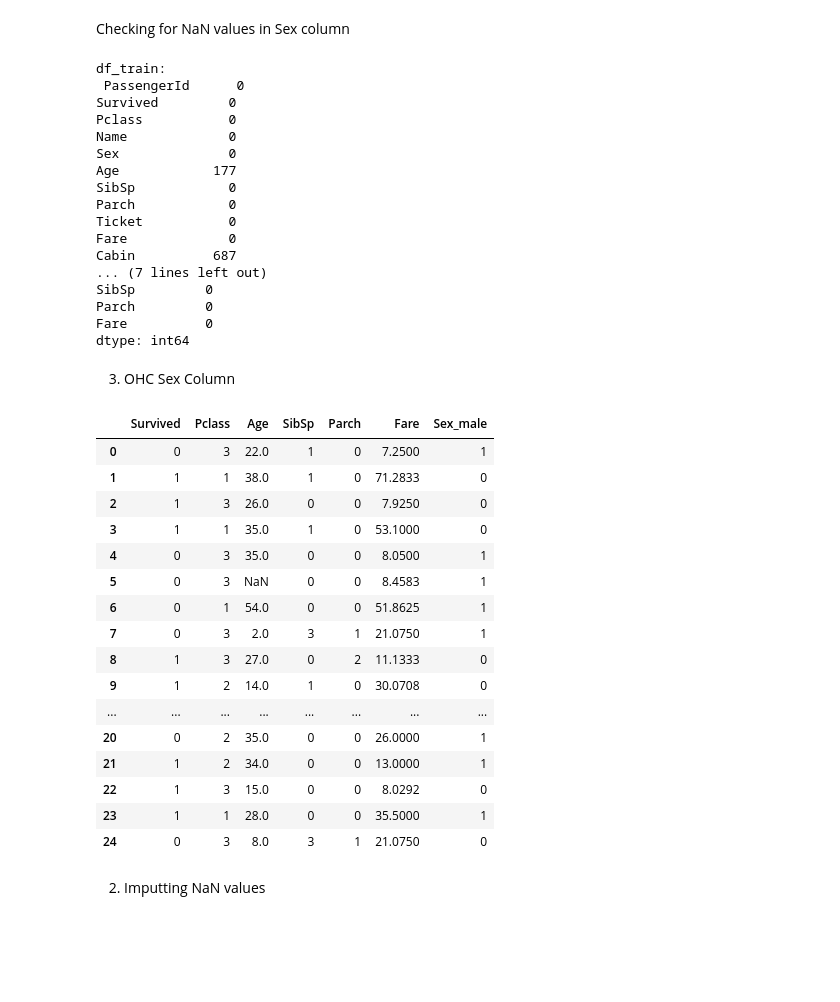
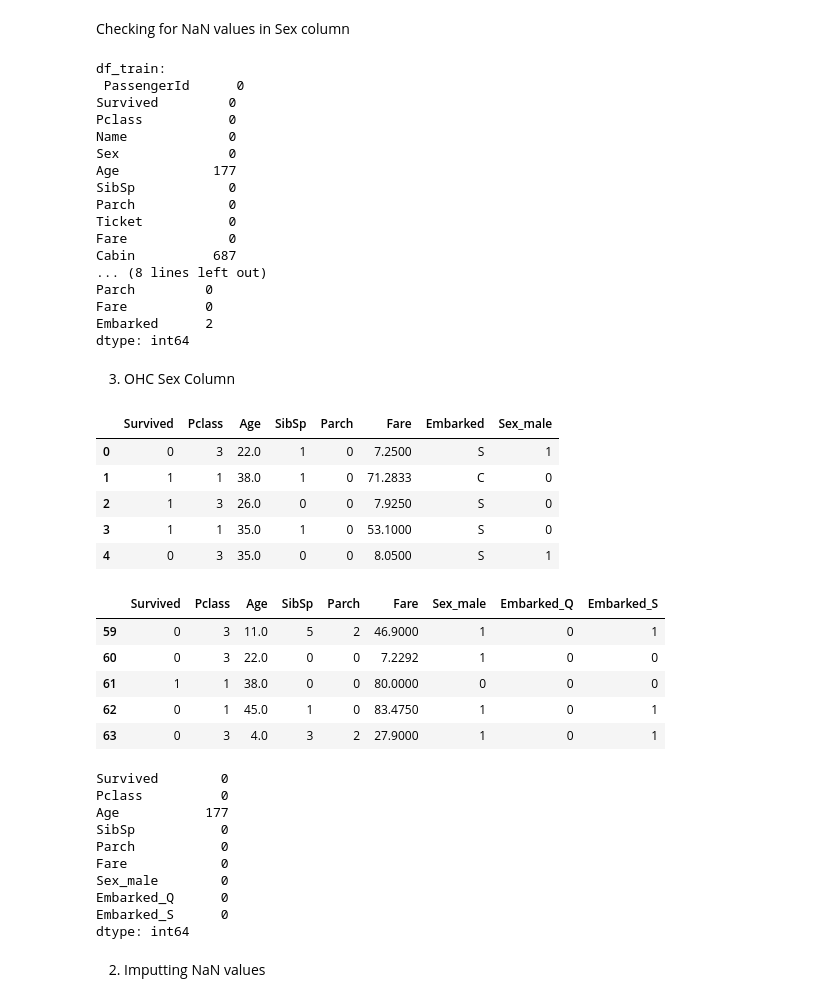
Before and after one commit to ggomp2885/Kaggle_Competitions, a Jupyter notebook: titanic-competition-greg-gompers.ipynb, the cells around one changed output. Saved outputs shown, nothing was run; the diff lists cells and outputs as text; code cells hidden in the pictures; blank space fills up the shorter version.

Commit message:
Add - dummy encode of Embarked column

```diff
--- a/titanic-competition-greg-gompers.ipynb
+++ b/titanic-competition-greg-gompers.ipynb
@@ -73,10 +59,10 @@ Okay heres the order for the MVP training set:
 1. Drop non-MVP columns from both train and test sets
 # %%
 train_copy = df_train.copy()
-train_mvp = train_copy.drop(['PassengerId','Name','Ticket','Cabin',"Embarked"], axis=1)
+train_mvp = train_copy.drop(['PassengerId','Name','Ticket','Cabin'], axis=1)
 display(train_mvp.head(5))
 
 test_copy = df_test.copy()
-test_mvp = test_copy.drop(['PassengerId','Name','Ticket','Cabin',"Embarked"], axis=1)
+test_mvp = test_copy.drop(['PassengerId','Name','Ticket','Cabin'], axis=1)
 display(test_mvp.head(5))
 # %% [output]
@@ -99,7 +85,7 @@ print("df_train:\n", df_train.isnull().sum())
 print()
 print(train_mvp.isnull().sum())
 
-# df.isnull().sum()
+# print(train_mvp['Embarked'].isnull())
 # %% [output]
 df_train:
  PassengerId      0
@@ -113,39 +99,53 @@ Parch            0
 Ticket           0
 Fare             0
 Cabin          687
-... (7 lines left out)
-SibSp         0
+... (8 lines left out)
 Parch         0
 Fare          0
+Embarked      2
 dtype: int64
 # %% [markdown]
 3. OHC Sex Column
 # %%
 train_mvp_c = train_mvp.copy()
 train_mvp_c = pd.get_dummies(train_mvp_c,prefix=['Sex'], columns = ['Sex'], drop_first=True)
-display(train_mvp_c.head(25))
+display(train_mvp_c.head(5))
+
+
+
+train_mvp_c = pd.get_dummies(train_mvp_c,prefix=['Embarked'], columns = ['Embarked'], drop_first=True)
+display(train_mvp_c.iloc[59:64])
+
+print(train_mvp_c.isnull().sum())
+
+
 
 test_mvp_c = test_mvp.copy()
 test_mvp_c = pd.get_dummies(test_mvp_c,prefix=['Sex'], columns = ['Sex'], drop_first=True)
 # display(test_mvp_c.head(25))
 # %% [output]
-|  | Survived | Pclass | Age | SibSp | Parch | Fare | Sex_male |
-| 0 | 0 | 3 | 22.0 | 1 | 0 | 7.2500 | 1 |
-| 1 | 1 | 1 | 38.0 | 1 | 0 | 71.2833 | 0 |
-| 2 | 1 | 3 | 26.0 | 0 | 0 | 7.9250 | 0 |
-| 3 | 1 | 1 | 35.0 | 1 | 0 | 53.1000 | 0 |
-| 4 | 0 | 3 | 35.0 | 0 | 0 | 8.0500 | 1 |
-| 5 | 0 | 3 | NaN | 0 | 0 | 8.4583 | 1 |
-| 6 | 0 | 1 | 54.0 | 0 | 0 | 51.8625 | 1 |
-| 7 | 0 | 3 | 2.0 | 3 | 1 | 21.0750 | 1 |
-| 8 | 1 | 3 | 27.0 | 0 | 2 | 11.1333 | 0 |
-| 9 | 1 | 2 | 14.0 | 1 | 0 | 30.0708 | 0 |
-| ... | ... | ... | ... | ... | ... | ... | ... |
-| 20 | 0 | 2 | 35.0 | 0 | 0 | 26.0000 | 1 |
-| 21 | 1 | 2 | 34.0 | 0 | 0 | 13.0000 | 1 |
-| 22 | 1 | 3 | 15.0 | 0 | 0 | 8.0292 | 0 |
-| 23 | 1 | 1 | 28.0 | 0 | 0 | 35.5000 | 1 |
-| 24 | 0 | 3 | 8.0 | 3 | 1 | 21.0750 | 0 |
+|  | Survived | Pclass | Age | SibSp | Parch | Fare | Embarked | Sex_male |
+| 0 | 0 | 3 | 22.0 | 1 | 0 | 7.2500 | S | 1 |
+| 1 | 1 | 1 | 38.0 | 1 | 0 | 71.2833 | C | 0 |
+| 2 | 1 | 3 | 26.0 | 0 | 0 | 7.9250 | S | 0 |
+| 3 | 1 | 1 | 35.0 | 1 | 0 | 53.1000 | S | 0 |
+| 4 | 0 | 3 | 35.0 | 0 | 0 | 8.0500 | S | 1 |
+|  | Survived | Pclass | Age | SibSp | Parch | Fare | Sex_male | Embarked_Q | Embarked_S |
+| 59 | 0 | 3 | 11.0 | 5 | 2 | 46.9000 | 1 | 0 | 1 |
+| 60 | 0 | 3 | 22.0 | 0 | 0 | 7.2292 | 1 | 0 | 0 |
+| 61 | 1 | 1 | 38.0 | 0 | 0 | 80.0000 | 0 | 0 | 0 |
+| 62 | 0 | 1 | 45.0 | 1 | 0 | 83.4750 | 1 | 0 | 1 |
+| 63 | 0 | 3 | 4.0 | 3 | 2 | 27.9000 | 1 | 0 | 1 |
+Survived        0
+Pclass          0
+Age           177
+SibSp           0
+Parch           0
+Fare            0
+Sex_male        0
+Embarked_Q      0
+Embarked_S      0
+dtype: int64
 # %% [markdown]
 2. Imputting NaN values
 # %%
```
Also changed, not shown: parts of 7 cells of this notebook.
